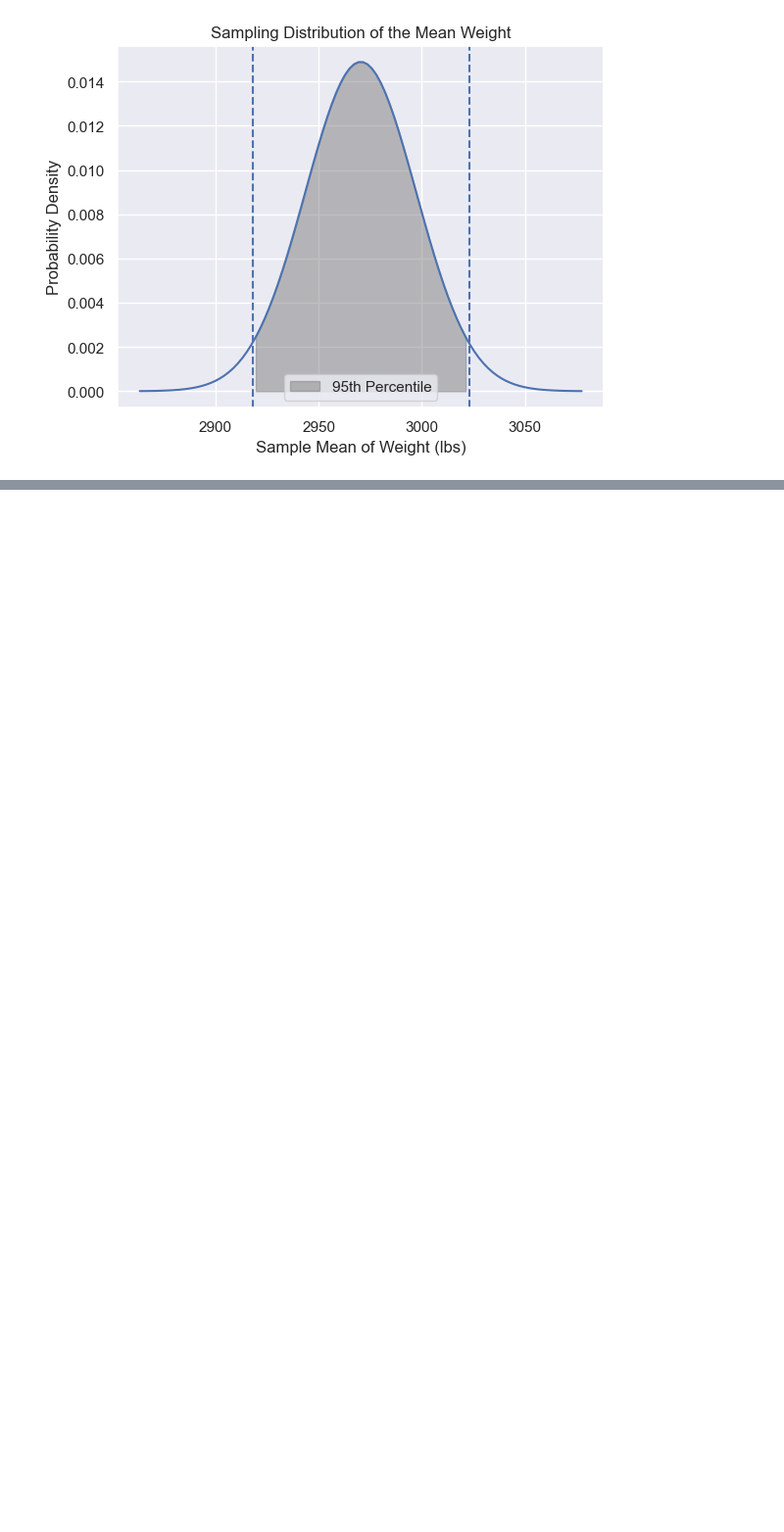
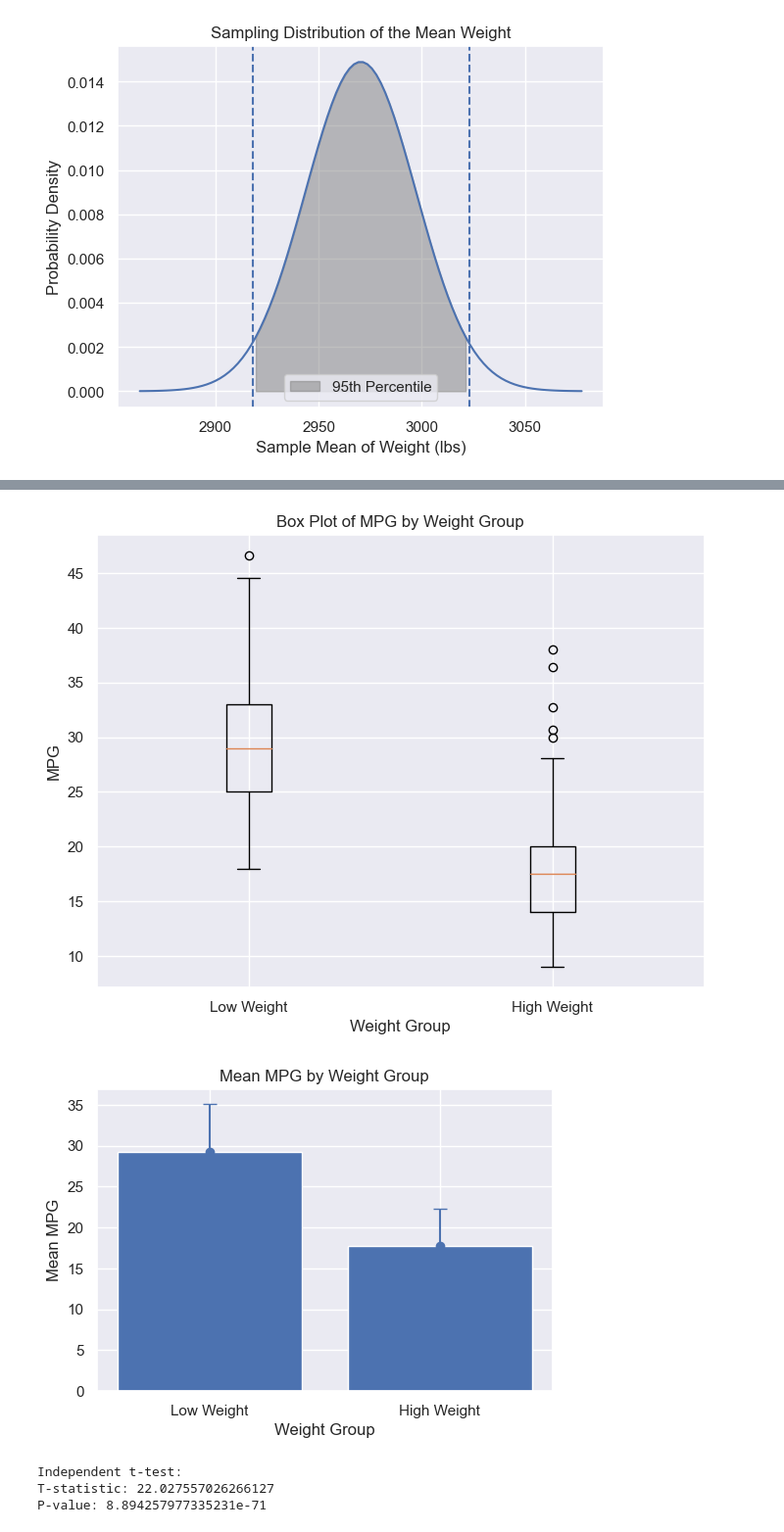
Before and after one commit to mesege1/stats_case_study, a Jupyter notebook: ashton.ipynb, the cells around one changed output, grey strips where cells are left out. Shown at 98% size. Cells and saved outputs as stored; diff of their text form; code cells hidden in the pictures; blank space fills up the shorter version.

```diff
--- a/ashton.ipynb
+++ b/ashton.ipynb
@@ -215,0 +282,37 @@ plt.show()
+# %%
+# Separate data into two groups: low weight and high weight
+low_weight_mpg = cars[cars['weight'] <= cars['weight'].median()]['mpg']
+high_weight_mpg = cars[cars['weight'] > cars['weight'].median()]['mpg']
+
+# Perform independent t-test
+t_stat, p_value = ttest_ind(low_weight_mpg, high_weight_mpg)
+
+# Box Plot
+plt.figure(figsize=(8, 6))
+plt.boxplot([low_weight_mpg, high_weight_mpg], labels=['Low Weight', 'High Weight'])
+plt.xlabel('Weight Group')
+plt.ylabel('MPG')
+plt.title('Box Plot of MPG by Weight Group')
+plt.grid(True)
+plt.show()
+
+# Bar Plot
+plt.figure(figsize=(6, 4))
+plt.bar(['Low Weight', 'High Weight'], [low_weight_mpg.mean(), high_weight_mpg.mean()])
+plt.errorbar(['Low Weight', 'High Weight'], [low_weight_mpg.mean(), high_weight_mpg.mean()], yerr=[low_weight_mpg.std(), high_weight_mpg.std()], fmt='o', capsize=5)
+plt.xlabel('Weight Group')
+plt.ylabel('Mean MPG')
+plt.title('Mean MPG by Weight Group')
+plt.grid(True)
+plt.show()
+
+# Print t-test results
+print("Independent t-test:")
+print("T-statistic:", t_stat)
+print("P-value:", p_value)
+# %% [output]
+[figure, added]
+[figure, added]
+Independent t-test:
+T-statistic: 22.027557026266127
+P-value: 8.894257977335231e-71
```
Also changed, not shown: parts of 18 cells of this notebook, 1 other file.
